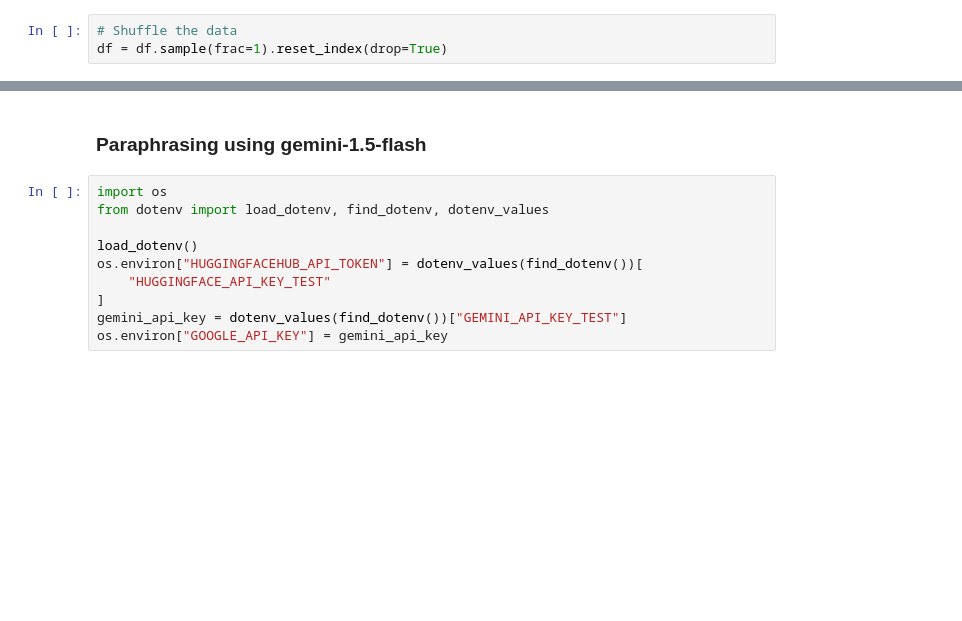
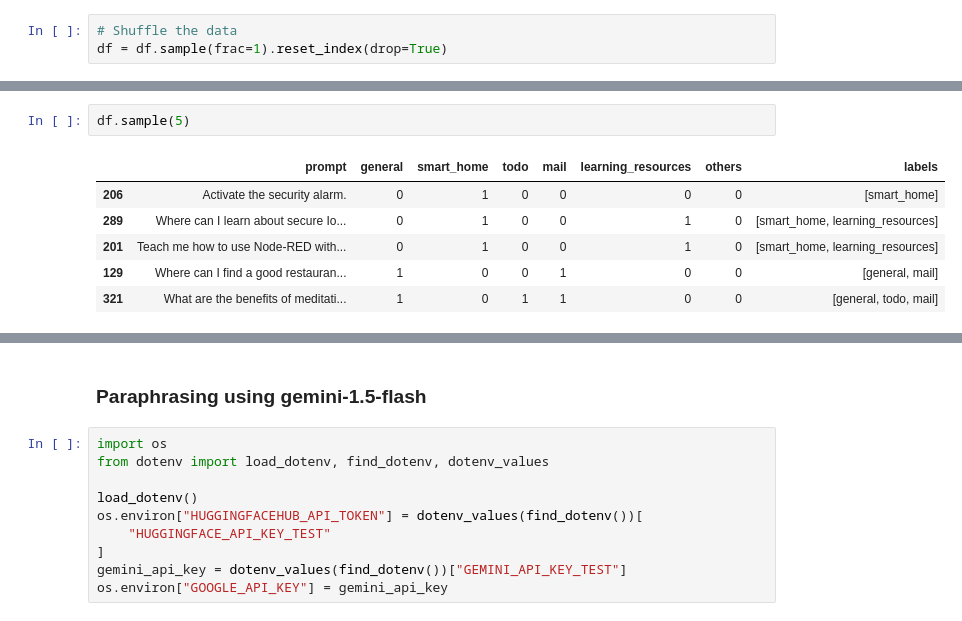
Before and after one commit to HazemAbdelghafar/B.E.M.O, a Jupyter notebook: task_classifier_test/augment.ipynb, the cells around one changed output, grey strips where cells are left out. Drawn from its saved outputs; the diff is of its cells as text; blank space fills up the shorter version.

```diff
--- a/task_classifier_test/augment.ipynb
+++ b/task_classifier_test/augment.ipynb
@@ -73,0 +97,9 @@ labels[:5]
+# %%
+df.sample(5)
+# %% [output]
+|  | prompt | general | smart_home | todo | mail | learning_resources | others | labels |
+| 206 | Activate the security alarm. | 0 | 1 | 0 | 0 | 0 | 0 | [smart_home] |
+| 289 | Where can I learn about secure Io... | 0 | 1 | 0 | 0 | 1 | 0 | [smart_home, learning_resources] |
+| 201 | Teach me how to use Node-RED with... | 0 | 1 | 0 | 0 | 1 | 0 | [smart_home, learning_resources] |
+| 129 | Where can I find a good restauran... | 1 | 0 | 0 | 1 | 0 | 0 | [general, mail] |
+| 321 | What are the benefits of meditati... | 1 | 0 | 1 | 1 | 0 | 0 | [general, todo, mail] |
```
Also changed, not shown: parts of 26 cells of this notebook, 4 other files.
